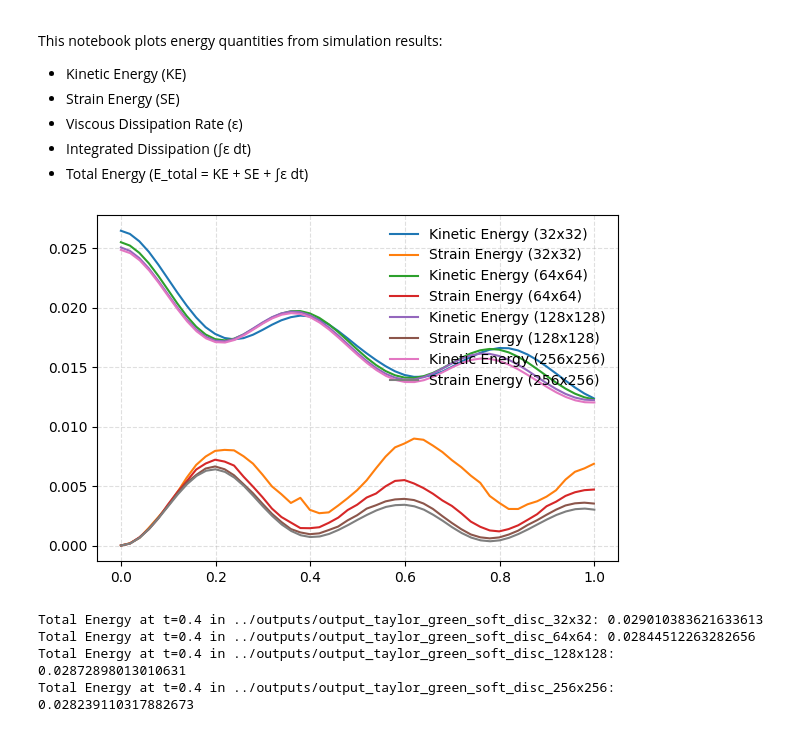
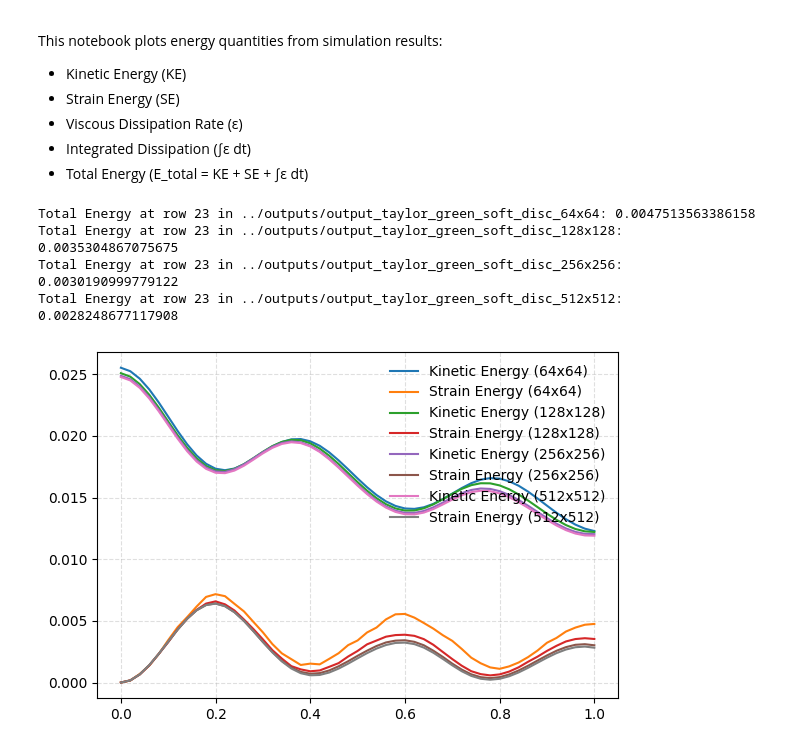
Before and after one commit to samanseifi/pyRMT, a Jupyter notebook: notebooks/plot_energy.ipynb, the cells around one changed output. Cells and saved outputs as stored; diff of their text form; code cells hidden in the pictures.

Commit message:
#1 adding taylor green benchmark

```diff
--- a/notebooks/plot_energy.ipynb
+++ b/notebooks/plot_energy.ipynb
@@ -16,38 +16,35 @@ import os
 # %%
 fig, ax = plt.subplots(figsize=(6, 4))
 
 # Specify the output directory
-output_dir_32 = "../outputs/output_taylor_green_soft_disc_32x32"
+# output_dir_32 = "../outputs/output_taylor_green_soft_disc_32x32"
 output_dir_64 = "../outputs/output_taylor_green_soft_disc_64x64"
 output_dir_128 = "../outputs/output_taylor_green_soft_disc_128x128"
 output_dir_256 = "../outputs/output_taylor_green_soft_disc_256x256"
-output_dirs = [output_dir_32, output_dir_64, output_dir_128, output_dir_256]
+output_dir_512 = "../outputs/output_taylor_green_soft_disc_512x512"
+output_dirs = [output_dir_64, output_dir_128, output_dir_256, output_dir_512]
 
 # Load energy history CSV
 for output_dir in output_dirs:
     energy_file = os.path.join(output_dir, "energy_history.csv")
     df = pd.read_csv(energy_file)
+    # extract total energy at row 23
+    total_energy_row_23 = df["strain_energy"].iloc[50]
+    print(f"Total Energy at row 23 in {output_dir}: {total_energy_row_23}")
+
     ax.plot(df["time"], df["kinetic_energy"], label=f"Kinetic Energy ({output_dir.split('_')[-1]})")
     ax.plot(df["time"], df["strain_energy"], label=f"Strain Energy ({output_dir.split('_')[-1]})")
 
 ax.grid(True, linestyle="--", alpha=0.4)
 ax.legend(loc="best", frameon=False)
 
 fig.tight_layout()
 # %% [output]
+Total Energy at row 23 in ../outputs/output_taylor_green_soft_disc_64x64: 0.0047513563386158
+Total Energy at row 23 in ../outputs/output_taylor_green_soft_disc_128x128: 0.0035304867075675
+Total Energy at row 23 in ../outputs/output_taylor_green_soft_disc_256x256: 0.0030190999779122
+Total Energy at row 23 in ../outputs/output_taylor_green_soft_disc_512x512: 0.0028248677117908
-[figure, old version]
+[figure, new version]
-# %%
-# plot the accuracy level at time t=0.399
-for output_dir in output_dirs:
-    file_path = os.path.join(output_dir, "data_001000.h5")
-    with h5py.File(file_path, "r") as f:
-        total_energy = f.attrs["total_energy"]
-        print(f"Total Energy at t=0.4 in {output_dir}: {total_energy}"  )
-# %% [output]
-Total Energy at t=0.4 in ../outputs/output_taylor_green_soft_disc_32x32: 0.029010383621633613
-Total Energy at t=0.4 in ../outputs/output_taylor_green_soft_disc_64x64: 0.02844512263282656
-Total Energy at t=0.4 in ../outputs/output_taylor_green_soft_disc_128x128: 0.02872898013010631
-Total Energy at t=0.4 in ../outputs/output_taylor_green_soft_disc_256x256: 0.028239110317882673
 # %%
 print(f"Total Energy at t=0.4 in {output_dir}: {total_energy}"  )
 # %% [output]
```
Also changed, not shown: parts of 1 cell of this notebook, 1 other file.
